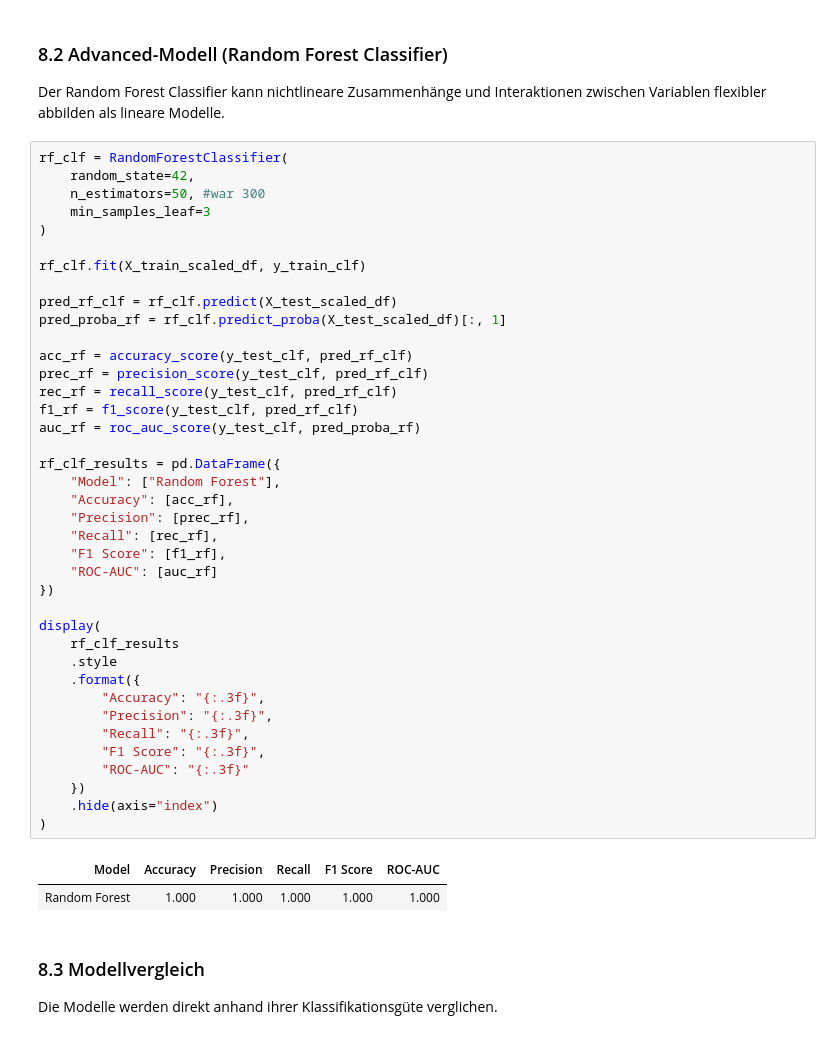
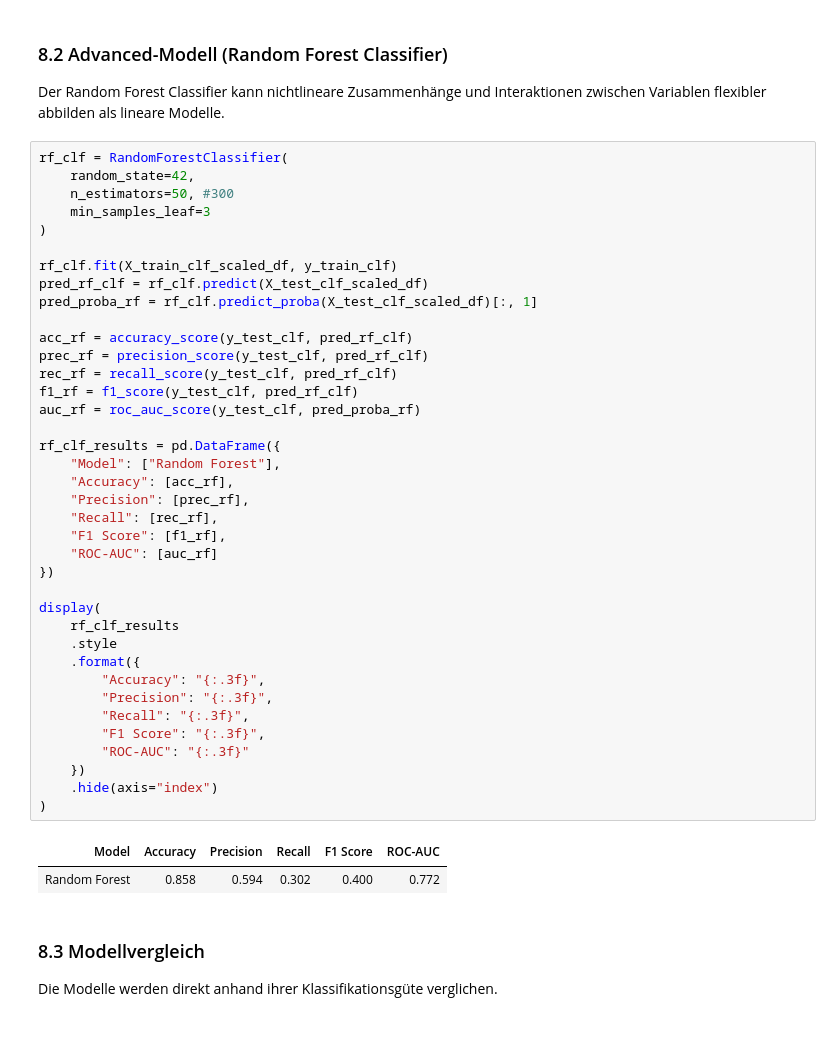
Before and after one commit to novoigt/sleep-lifestyle-analysis, a Jupyter notebook: 02-Feature-Engineering-Clustering-Modeling-MapReduce.ipynb, the cells around one changed output. Cells and saved outputs as stored; diff of their text form.

```diff
--- a/02-Feature-Engineering-Clustering-Modeling-MapReduce.ipynb
+++ b/02-Feature-Engineering-Clustering-Modeling-MapReduce.ipynb
@@ -2298,45 +2288,44 @@ zwischen Variablen flexibler abbilden als lineare Modelle.
 # %%
 rf_clf = RandomForestClassifier(
     random_state=42,
-    n_estimators=50, #war 300
+    n_estimators=50, #300
     min_samples_leaf=3
 )
 
-rf_clf.fit(X_train_scaled_df, y_train_clf)
-
-pred_rf_clf = rf_clf.predict(X_test_scaled_df)
-pred_proba_rf = rf_clf.predict_proba(X_test_scaled_df)[:, 1]
+rf_clf.fit(X_train_clf_scaled_df, y_train_clf)
+pred_rf_clf = rf_clf.predict(X_test_clf_scaled_df)
+pred_proba_rf = rf_clf.predict_proba(X_test_clf_scaled_df)[:, 1]
 
 acc_rf = accuracy_score(y_test_clf, pred_rf_clf)
 prec_rf = precision_score(y_test_clf, pred_rf_clf)
 rec_rf = recall_score(y_test_clf, pred_rf_clf)
 f1_rf = f1_score(y_test_clf, pred_rf_clf)
 auc_rf = roc_auc_score(y_test_clf, pred_proba_rf)
 
 rf_clf_results = pd.DataFrame({
     "Model": ["Random Forest"],
     "Accuracy": [acc_rf],
     "Precision": [prec_rf],
     "Recall": [rec_rf],
     "F1 Score": [f1_rf],
     "ROC-AUC": [auc_rf]
 })
 
 display(
     rf_clf_results
     .style
     .format({
         "Accuracy": "{:.3f}",
         "Precision": "{:.3f}",
         "Recall": "{:.3f}",
         "F1 Score": "{:.3f}",
         "ROC-AUC": "{:.3f}"
     })
     .hide(axis="index")
 )
 # %% [output]
 | Model | Accuracy | Precision | Recall | F1 Score | ROC-AUC |
-| Random Forest | 1.000 | 1.000 | 1.000 | 1.000 | 1.000 |
+| Random Forest | 0.858 | 0.594 | 0.302 | 0.400 | 0.772 |
 # %% [markdown]
 ### 8.3 Modellvergleich
 
```
Also changed, not shown: parts of 5 cells of this notebook.
